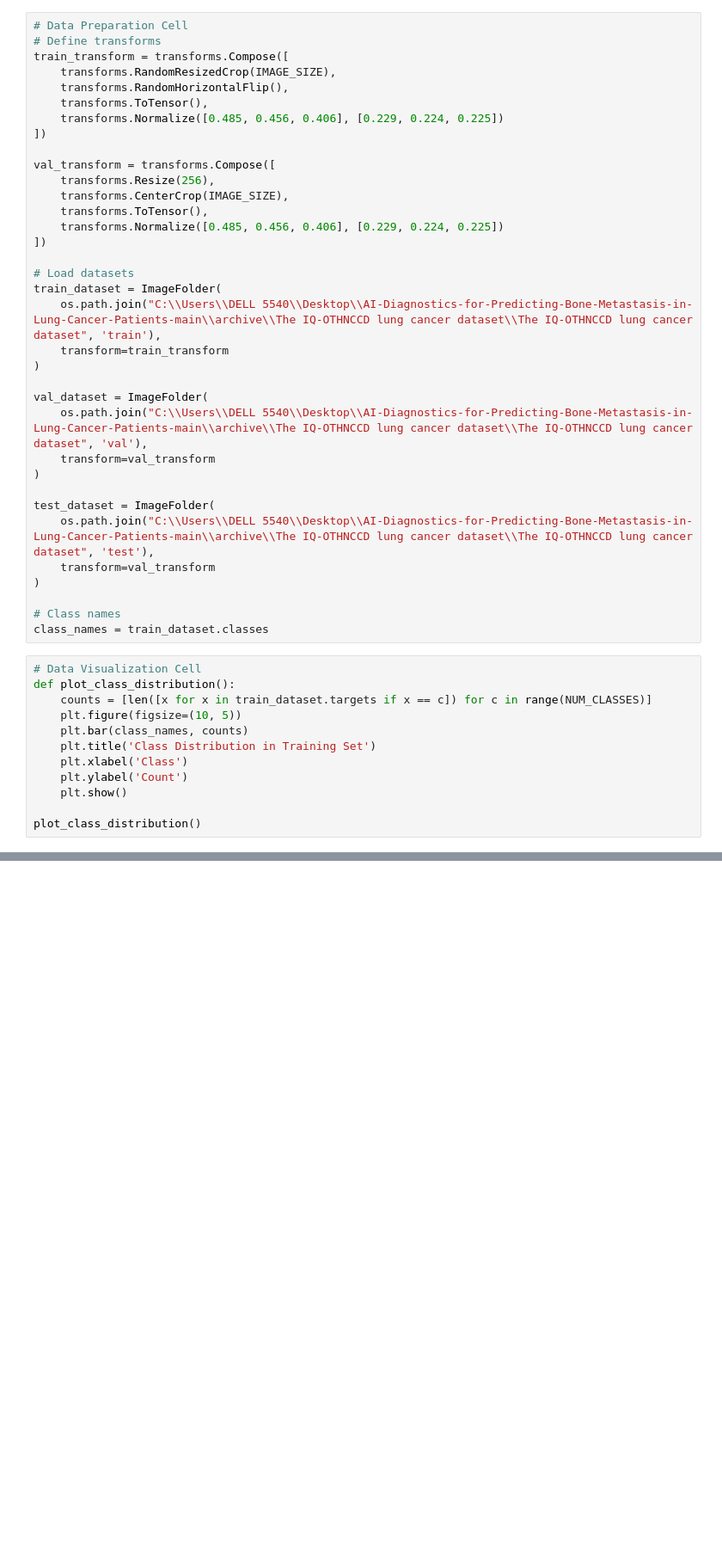
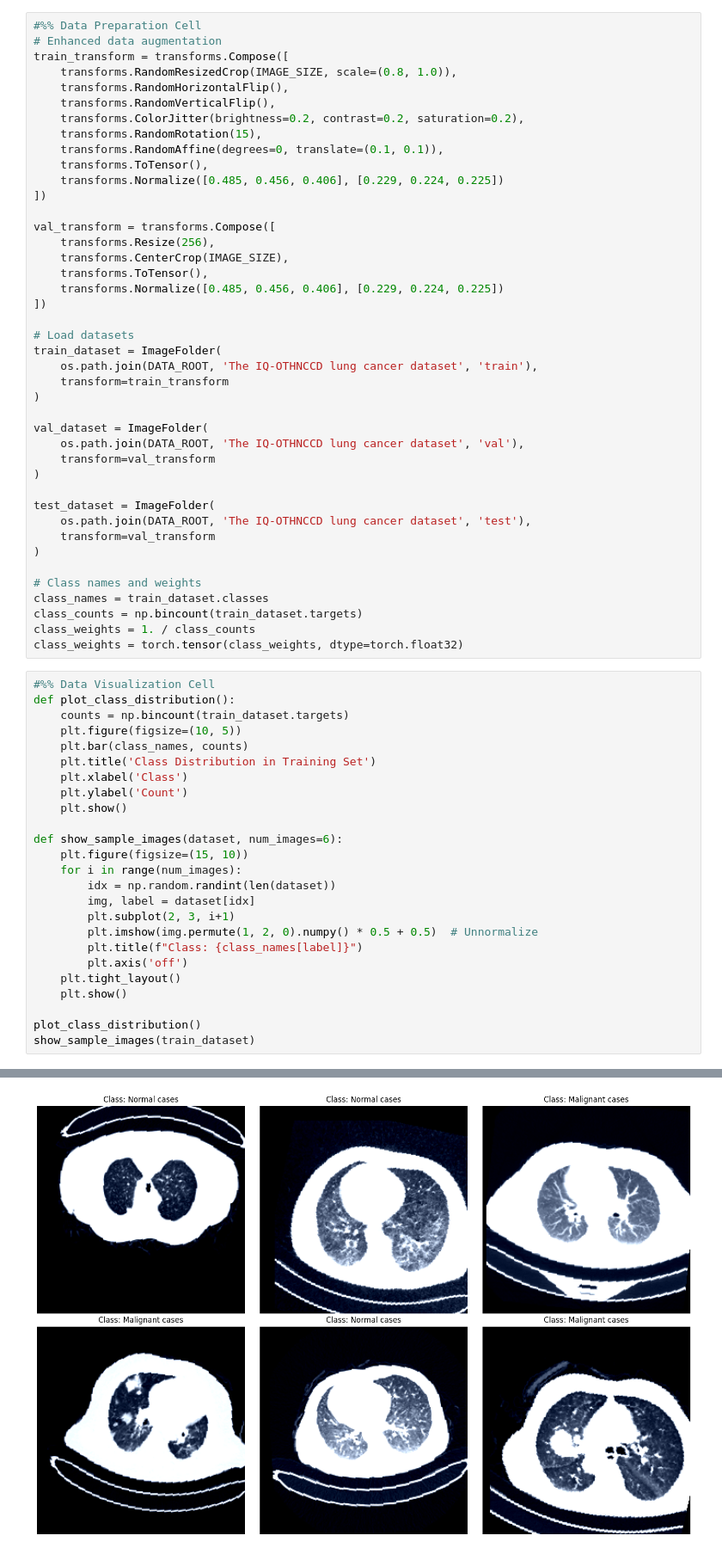
Before and after one commit to Maher1410/AI-diagnostics-in-bone-oncology-for-predicting-bone-metastasis-in-lung-cancer-patients, a Jupyter notebook: swin.ipynb, the cells around one changed output, grey strips where cells are left out. Shown at 86% size. Drawn from its saved outputs; the diff is of its cells as text; blank space fills up the shorter version.

```diff
--- a/swin.ipynb
+++ b/swin.ipynb
@@ -32,10 +33,14 @@ CHECKPOINT_PATH = "C:\\Users\\DELL 5540\\Desktop\\AI-Diagnostics-for-Predicting-
 os.makedirs(CHECKPOINT_PATH, exist_ok=True)
 # %%
-# Data Preparation Cell
-# Define transforms
+#%% Data Preparation Cell
+# Enhanced data augmentation
 train_transform = transforms.Compose([
-    transforms.RandomResizedCrop(IMAGE_SIZE),
+    transforms.RandomResizedCrop(IMAGE_SIZE, scale=(0.8, 1.0)),
     transforms.RandomHorizontalFlip(),
+    transforms.RandomVerticalFlip(),
+    transforms.ColorJitter(brightness=0.2, contrast=0.2, saturation=0.2),
+    transforms.RandomRotation(15),
+    transforms.RandomAffine(degrees=0, translate=(0.1, 0.1)),
     transforms.ToTensor(),
     transforms.Normalize([0.485, 0.456, 0.406], [0.229, 0.224, 0.225])
 ])
@@ -49,26 +54,29 @@ val_transform = transforms.Compose([
 
 # Load datasets
 train_dataset = ImageFolder(
-    os.path.join("C:\\Users\\DELL 5540\\Desktop\\AI-Diagnostics-for-Predicting-Bone-Metastasis-in-Lung-Cancer-Patients-main\\archive\\The IQ-OTHNCCD lung cancer dataset\\The IQ-OTHNCCD lung cancer dataset", 'train'),
+    os.path.join(DATA_ROOT, 'The IQ-OTHNCCD lung cancer dataset', 'train'),
     transform=train_transform
 )
 
 val_dataset = ImageFolder(
-    os.path.join("C:\\Users\\DELL 5540\\Desktop\\AI-Diagnostics-for-Predicting-Bone-Metastasis-in-Lung-Cancer-Patients-main\\archive\\The IQ-OTHNCCD lung cancer dataset\\The IQ-OTHNCCD lung cancer dataset", 'val'),
+    os.path.join(DATA_ROOT, 'The IQ-OTHNCCD lung cancer dataset', 'val'),
     transform=val_transform
 )
 
 test_dataset = ImageFolder(
-    os.path.join("C:\\Users\\DELL 5540\\Desktop\\AI-Diagnostics-for-Predicting-Bone-Metastasis-in-Lung-Cancer-Patients-main\\archive\\The IQ-OTHNCCD lung cancer dataset\\The IQ-OTHNCCD lung cancer dataset", 'test'),
+    os.path.join(DATA_ROOT, 'The IQ-OTHNCCD lung cancer dataset', 'test'),
     transform=val_transform
 )
 
-# Class names
+# Class names and weights
 class_names = train_dataset.classes
+class_counts = np.bincount(train_dataset.targets)
+class_weights = 1. / class_counts
+class_weights = torch.tensor(class_weights, dtype=torch.float32)
 # %%
-# Data Visualization Cell
+#%% Data Visualization Cell
 def plot_class_distribution():
-    counts = [len([x for x in train_dataset.targets if x == c]) for c in range(NUM_CLASSES)]
+    counts = np.bincount(train_dataset.targets)
     plt.figure(figsize=(10, 5))
     plt.bar(class_names, counts)
     plt.title('Class Distribution in Training Set')
@@ -76,6 +84,19 @@ def plot_class_distribution():
     plt.ylabel('Count')
     plt.show()
 
+def show_sample_images(dataset, num_images=6):
+    plt.figure(figsize=(15, 10))
+    for i in range(num_images):
+        idx = np.random.randint(len(dataset))
+        img, label = dataset[idx]
+        plt.subplot(2, 3, i+1)
+        plt.imshow(img.permute(1, 2, 0).numpy() * 0.5 + 0.5)  # Unnormalize
+        plt.title(f"Class: {class_names[label]}")
+        plt.axis('off')
+    plt.tight_layout()
+    plt.show()
+
 plot_class_distribution()
+show_sample_images(train_dataset)
 # %% [output]
 [figure]
@@ -82 +109,2 @@ plot_class_distribution()
+[figure, added]
 # %%
```
Also changed, not shown: parts of 11 cells of this notebook.
